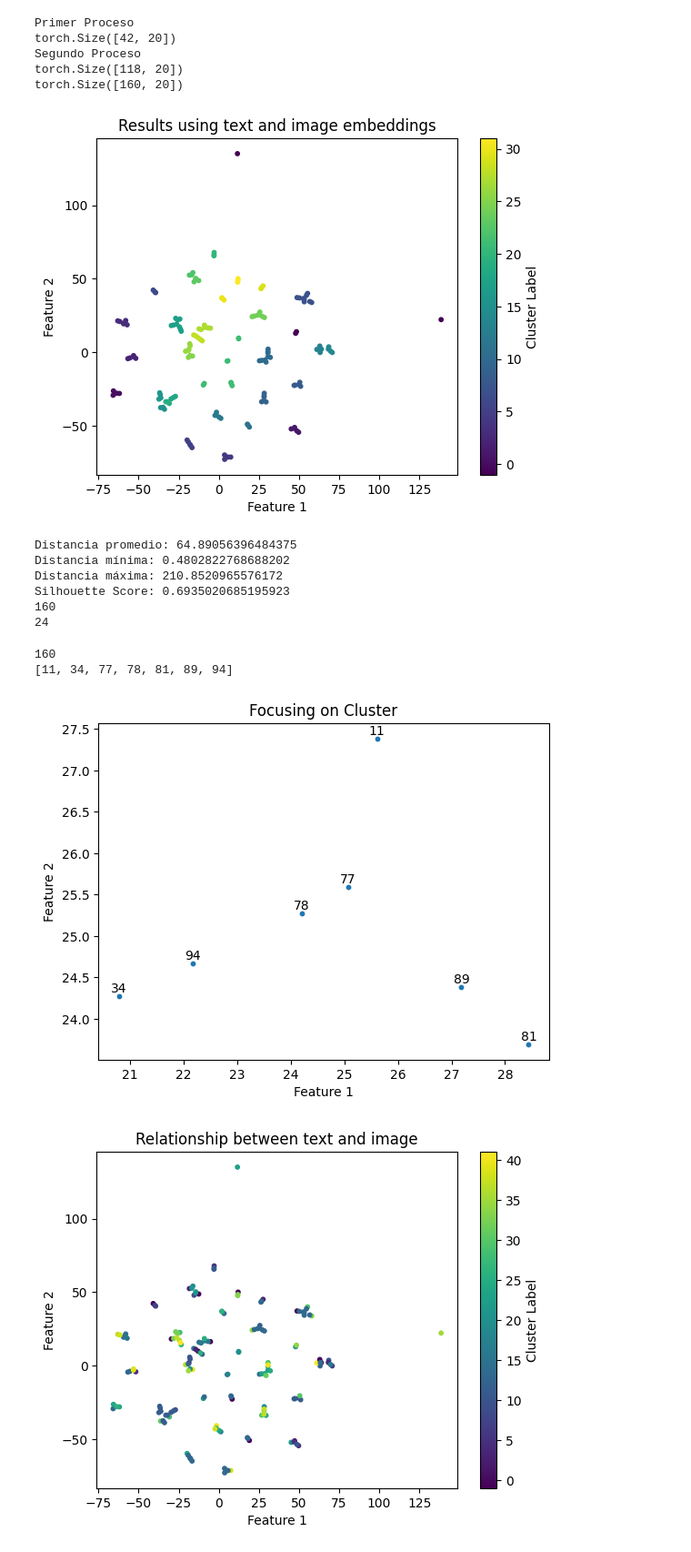
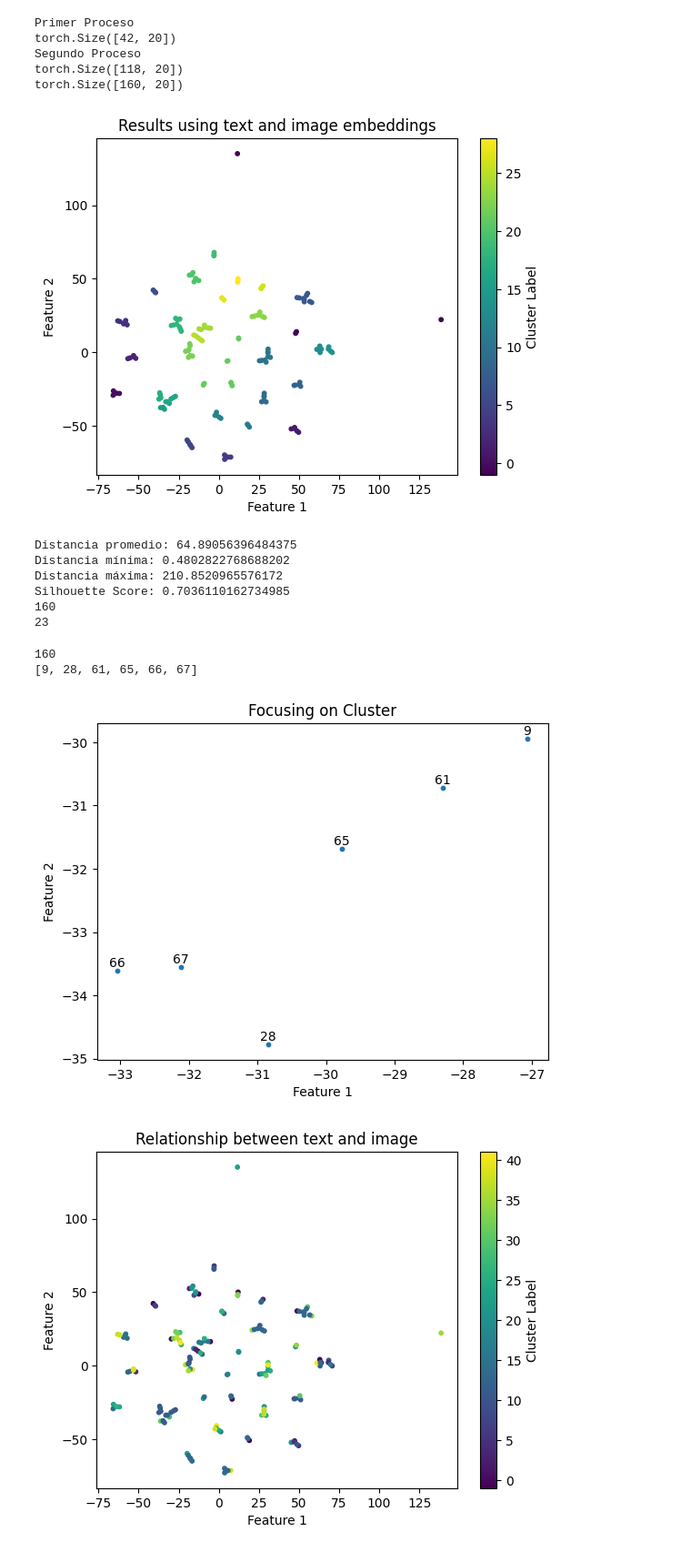
Before and after one commit to MolodyGs/Multimodal-News-Data-Collection, a Jupyter notebook: src/models/image_model.ipynb, the cells around one changed output. Shown at 91% size. Cells and saved outputs as stored; diff of their text form; code cells hidden in the pictures.

```diff
--- a/src/models/image_model.ipynb
+++ b/src/models/image_model.ipynb
@@ -62,11 +62,11 @@ def check_images(data, images_name):
     pages_checked = {"pages": pages_checked, "downloaded_images": images_downloaded, "relationships": relationships}
     return pages_checked
 # %%
-# Get images from fast check 1
+# Get images from fast check 1st
 
 json_data = {}
 
-with open("../fast_check_data/test.json", 'r', encoding='utf-8') as file:
+with open("../fast_check_data/test_1st.json", 'r', encoding='utf-8') as file:
     json_data = json.load(file)
 
 json_data_fast_check_1_fixed = check_images(json_data["pages"], "images")
@@ -257,7 +257,7 @@ torch.Size([160, 20])
 tsne = TSNE(n_components=2, perplexity=1, random_state=42)
 embeddings_2d = tsne.fit_transform(hybrid_embeddings)
 
-clusterer = hdbscan.HDBSCAN(min_cluster_size=3, min_samples=1, cluster_selection_epsilon=0.1)
+clusterer = hdbscan.HDBSCAN(min_cluster_size=3, min_samples=1, cluster_selection_epsilon=3.6)
 cluster_labels = clusterer.fit_predict(embeddings_2d)
 
 plt.scatter(embeddings_2d[:, 0], embeddings_2d[:, 1], c=cluster_labels, cmap='viridis', s=10)
@@ -282,42 +282,42 @@ print(f"Silhouette Score: {score}")
 print(len(embeddings_2d))
 print(cluster_labels[11])
 # %% [output]
-[figure, old version]
+[figure, new version]
 Distancia promedio: 64.89056396484375
 Distancia mínima: 0.4802822768688202
 Distancia máxima: 210.8520965576172
-Silhouette Score: 0.6935020685195923
+Silhouette Score: 0.7036110162734985
 160
-24
+23
 # %%
 
-umap_cluster_to_print = 24
+umap_cluster_to_print = 16
 facts_selected = []
 facts_labels = []
 
 print(len(embeddings_2d))
 
 for index, fact in enumerate(embeddings_2d):
     if cluster_labels[index] == umap_cluster_to_print:
         facts_selected.append(embeddings_2d[index].tolist())
         facts_labels.append(index)
 
 print(facts_labels)
 
 plt.scatter([fact[0] for fact in facts_selected], [fact[1] for fact in facts_selected], s=10)
 
 for x, y, etiqueta in zip([fact[0] for fact in facts_selected], [fact[1] for fact in facts_selected], facts_labels):
     plt.annotate(etiqueta, (x, y), textcoords="offset points", xytext=(0, 3), ha='center')
 
 # plt.legend(title="Sites", fontsize=8)
 plt.title(f'Focusing on Cluster')
 plt.xlabel('Feature 1')
 plt.ylabel('Feature 2')
 plt.show()
 # %% [output]
 160
-[11, 34, 77, 78, 81, 89, 94]
+[9, 28, 61, 65, 66, 67]
-[figure, old version]
+[figure, new version]
 # %%
 plt.scatter(embeddings_2d[:, 0], embeddings_2d[:, 1], c=cluster_relationships, cmap='viridis', s=10)
 plt.title('Relationship between text and image')
```
Also changed, not shown: parts of 4 cells of this notebook.
